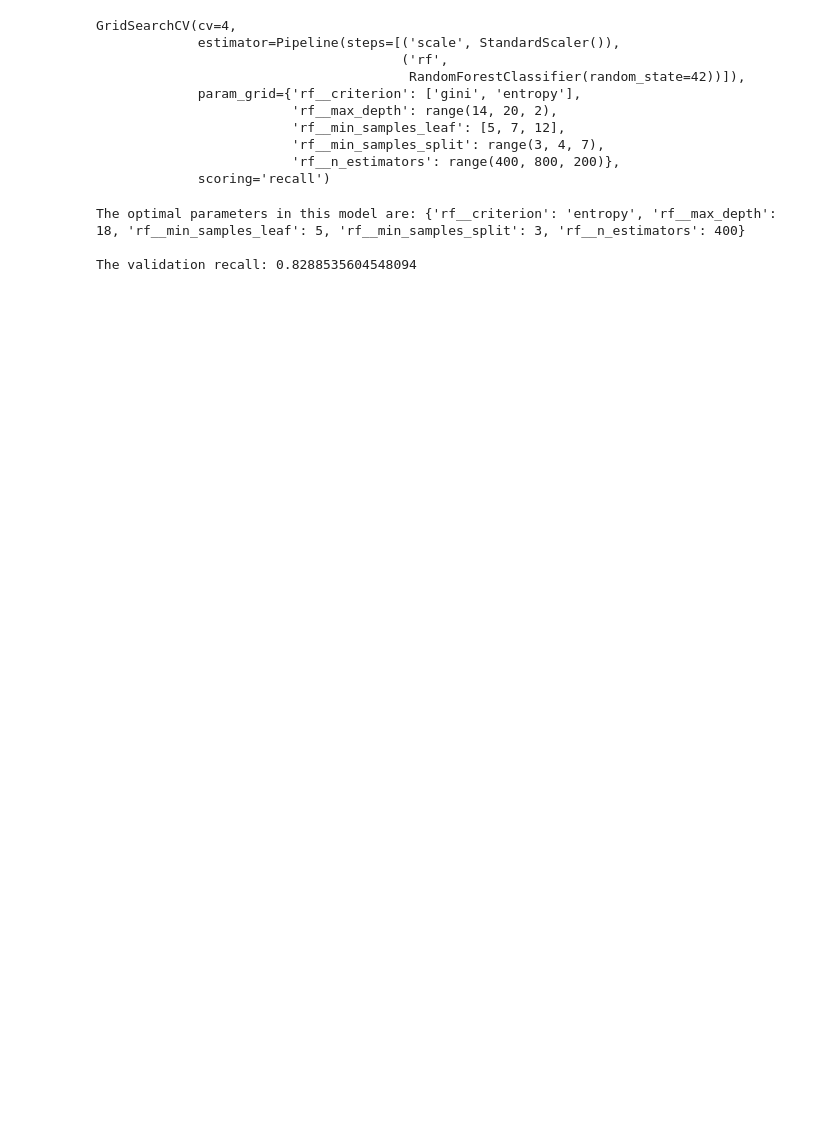
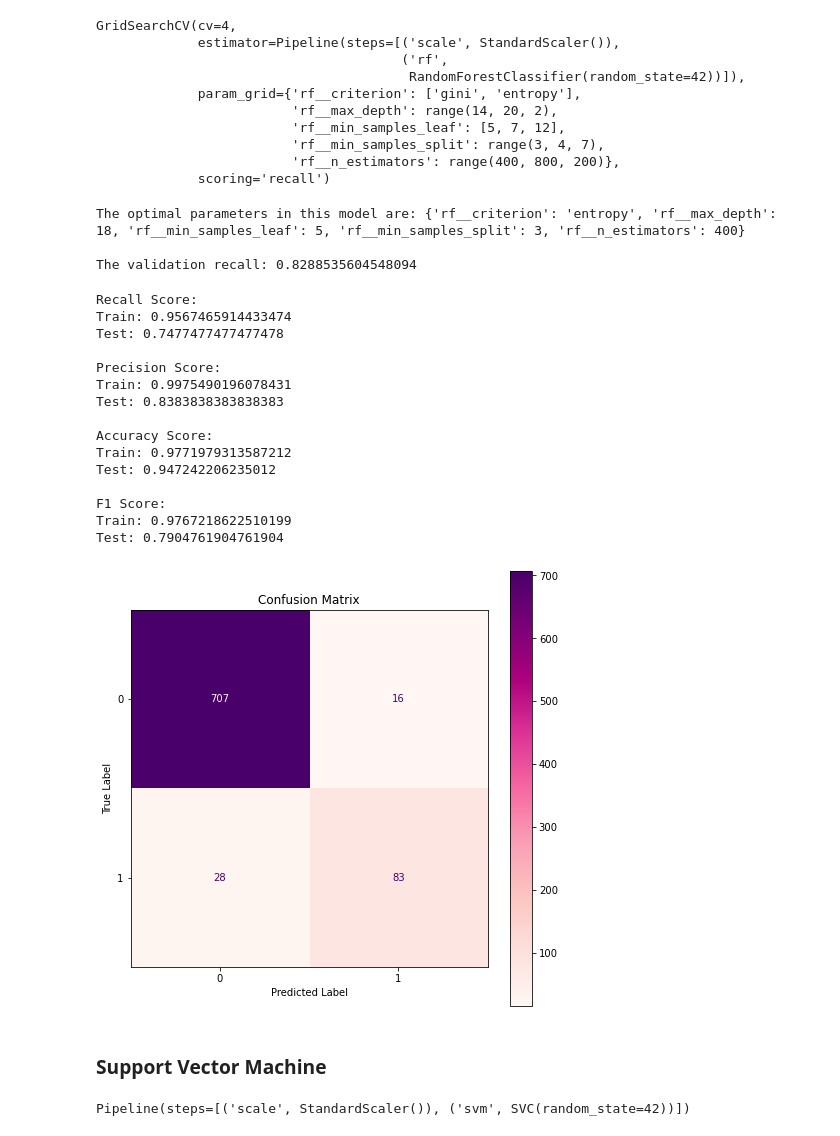
Before and after one commit to stellacherotich/Customer-Churn-Prediction, a Jupyter notebook: SyriaTel_Draft.ipynb, the cells around one changed output. Cells and saved outputs as stored; diff of their text form; code cells hidden in the pictures; blank space fills up the shorter version.

```diff
--- a/SyriaTel_Draft.ipynb
+++ b/SyriaTel_Draft.ipynb
@@ -894,3 +939,33 @@ print(f'The validation recall: {gridsearch_rf.best_score_}')
 The optimal parameters in this model are: {'rf__criterion': 'entropy', 'rf__max_depth': 18, 'rf__min_samples_leaf': 5, 'rf__min_samples_split': 3, 'rf__n_estimators': 400}
 
 The validation recall: 0.8288535604548094
+# %%
+# evaluate the performance of the model
+evaluate(gridsearch_rf, X_test, y_test)
+# %% [output]
+Recall Score:
+Train: 0.9567465914433474
+Test: 0.7477477477477478
+
+Precision Score:
+Train: 0.9975490196078431
+Test: 0.8383838383838383
+
+Accuracy Score:
+Train: 0.9771979313587212
+Test: 0.947242206235012
+
+F1 Score:
+Train: 0.9767218622510199
+Test: 0.7904761904761904
+[figure, added]
+# %% [markdown]
+### <b> Support Vector Machine </b>
+# %%
+# Create a pipeline for SVM
+pipe_svm = Pipeline(steps=[('scale', StandardScaler()), ('svm', SVC(random_state=42))])
+
+# Fit the pipeline on the resampled training data
+pipe_svm.fit(X_train_resampled, y_train_resampled)
+# %% [output]
+Pipeline(steps=[('scale', StandardScaler()), ('svm', SVC(random_state=42))])
```
Also changed, not shown: parts of 28 cells of this notebook, 2 other files.
